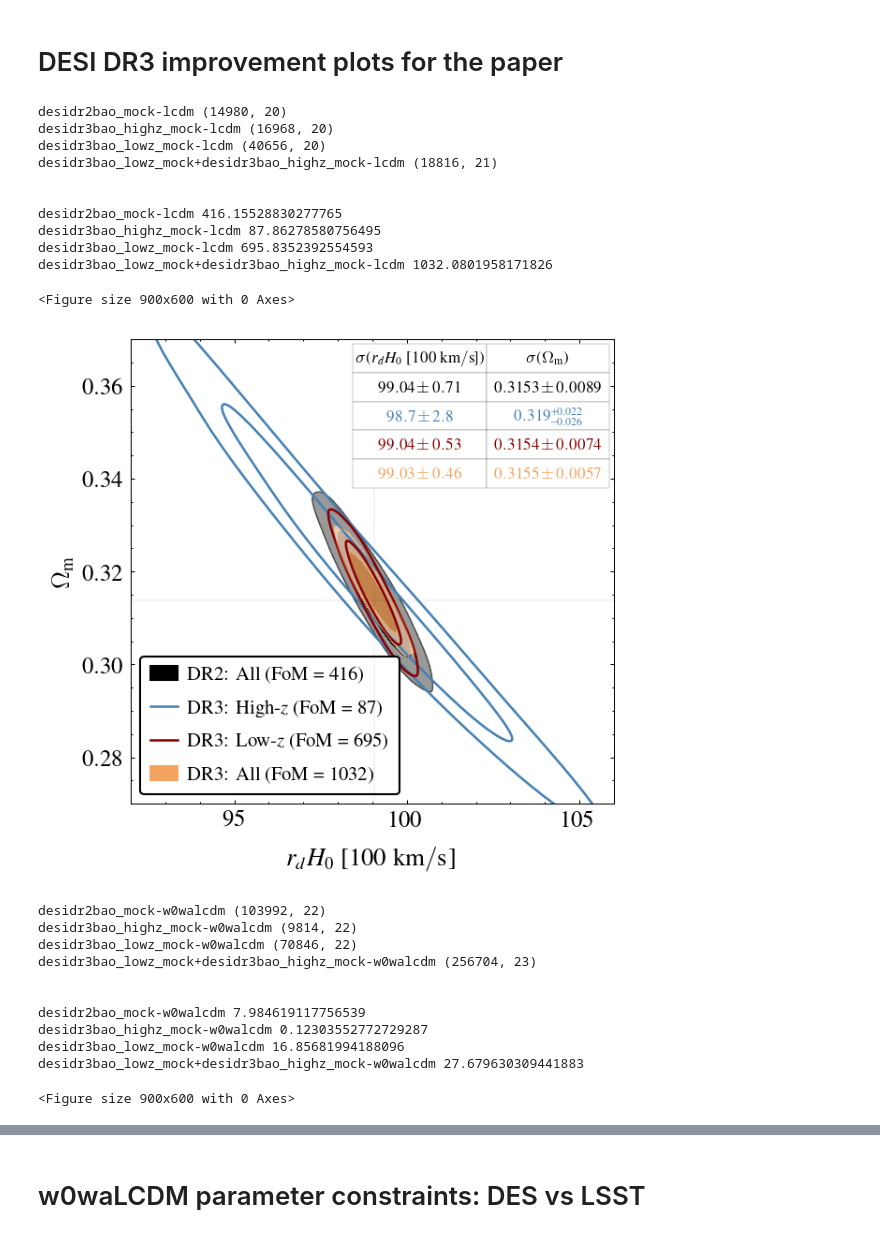
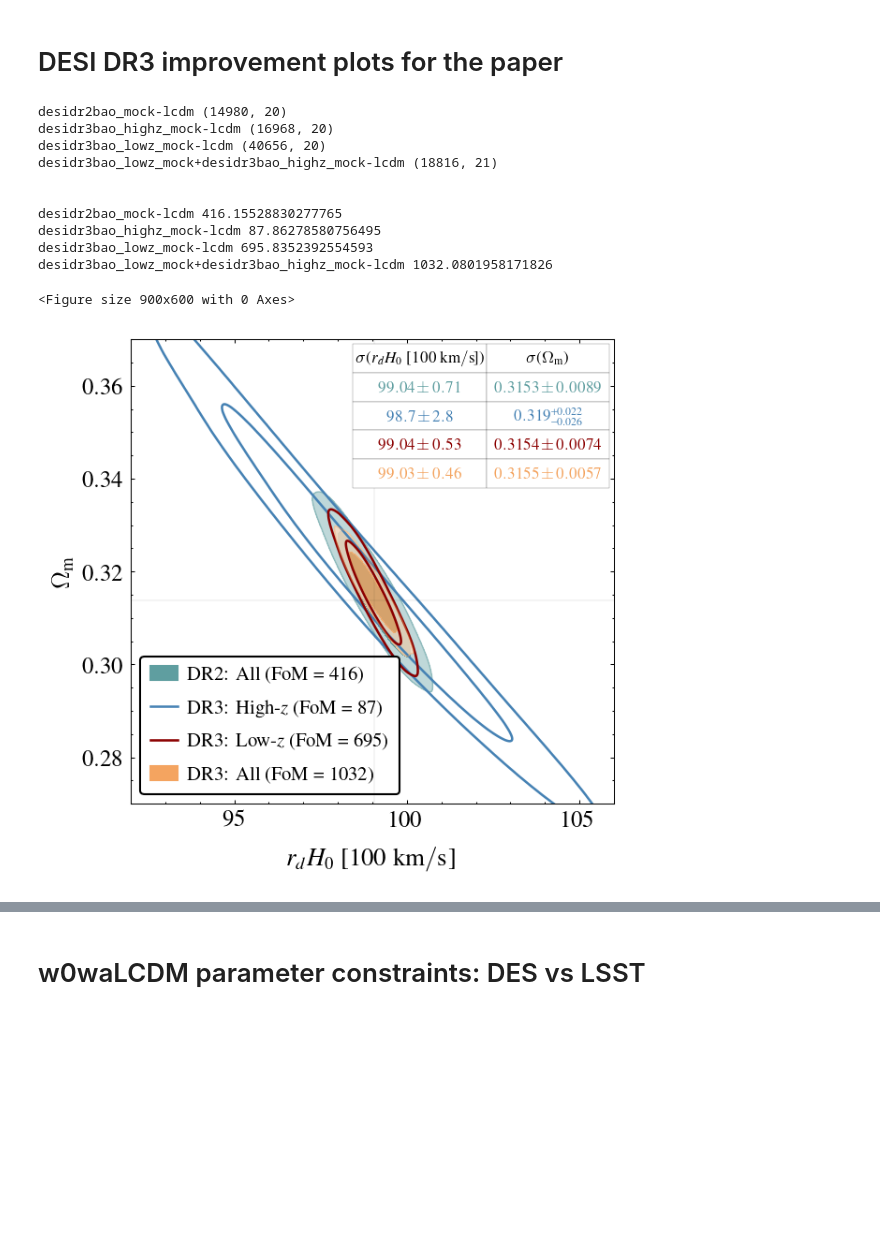
Before and after one commit to sriniraghunathan/CMB_BAO_SNe_likelihoods, a Jupyter notebook: analyse_chains_for_paper.ipynb, the cells around one changed output, grey strips where cells are left out. Cells and saved outputs as stored; diff of their text form; code cells hidden in the pictures; blank space fills up the shorter version.

```diff
--- a/analyse_chains_for_paper.ipynb
+++ b/analyse_chains_for_paper.ipynb
@@ -59,7 +62,7 @@ param_limits_dic = {'omegam': [0.27, 0.37],
                     'H0': [66., 69.],
                    }
 
-for desi_iter in range(2):
+for desi_iter in range(1):#2):
     print('\n\n')
     if desi_iter == 0:
         #get all the samples for w0wamnulcdm
@@ -108,7 +111,7 @@ for desi_iter in range(2):
     chains_to_plot = chain_fdlist
     filled = [True, False, False, True]
     #color_arr = ['sandybrown', 'steelblue', 'darkred', 'black']
-    color_arr = ['black', 'steelblue', 'darkred', 'sandybrown']
+    color_arr = ['cadetblue', 'steelblue', 'darkred', 'sandybrown']
 
     print('\n')
     samples_to_plot, labels_arr = [], []
@@ -159,43 +162,32 @@ for desi_iter in range(2):
                     )
     # Disable auto font size
     table.auto_set_font_size(False)
     table.set_zorder(100)
 
     # Set the font size
     table.set_fontsize(curr_table_fontsize)
 
     for cellkey in table.get_celld():
         table[cellkey].set_linewidth(0.1)
         if cellkey[0] == 0: continue #header
         colorval = colors_table[cellkey[0]-1, 0]
         #print(cellkey, colorval, table[cellkey].get_text())
         table[cellkey].get_text().set_color(colorval)
 
     #show(); sys.exit()
 
     savefig(plname, dpi = 200.)
-    show()
+    show();
 # %% [output]
 desidr2bao_mock-lcdm (14980, 20)
 desidr3bao_highz_mock-lcdm (16968, 20)
 desidr3bao_lowz_mock-lcdm (40656, 20)
 desidr3bao_lowz_mock+desidr3bao_highz_mock-lcdm (18816, 21)
 
 
 desidr2bao_mock-lcdm 416.15528830277765
 desidr3bao_highz_mock-lcdm 87.86278580756495
 desidr3bao_lowz_mock-lcdm 695.8352392554593
 desidr3bao_lowz_mock+desidr3bao_highz_mock-lcdm 1032.0801958171826
 <Figure size 900x600 with 0 Axes>
-[figure, old version]
+[figure, new version]
-desidr2bao_mock-w0walcdm (103992, 22)
-desidr3bao_highz_mock-w0walcdm (9814, 22)
-desidr3bao_lowz_mock-w0walcdm (70846, 22)
-desidr3bao_lowz_mock+desidr3bao_highz_mock-w0walcdm (256704, 23)
-
-
-desidr2bao_mock-w0walcdm 7.984619117756539
-desidr3bao_highz_mock-w0walcdm 0.12303552772729287
-desidr3bao_lowz_mock-w0walcdm 16.85681994188096
-desidr3bao_lowz_mock+desidr3bao_highz_mock-w0walcdm 27.679630309441883
-<Figure size 900x600 with 0 Axes>
```
Also changed, not shown: parts of 17 cells of this notebook, 11 other files.
